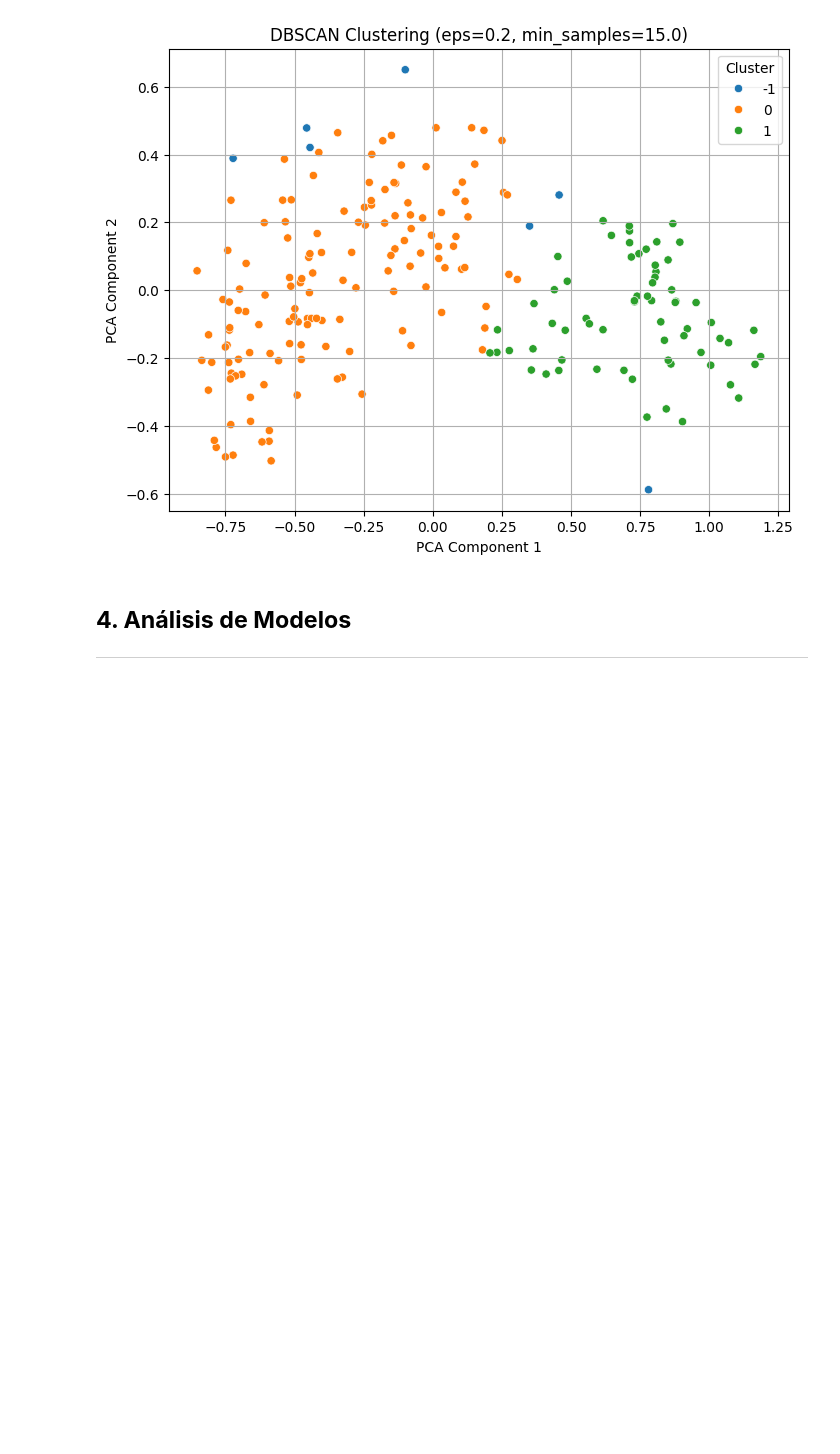
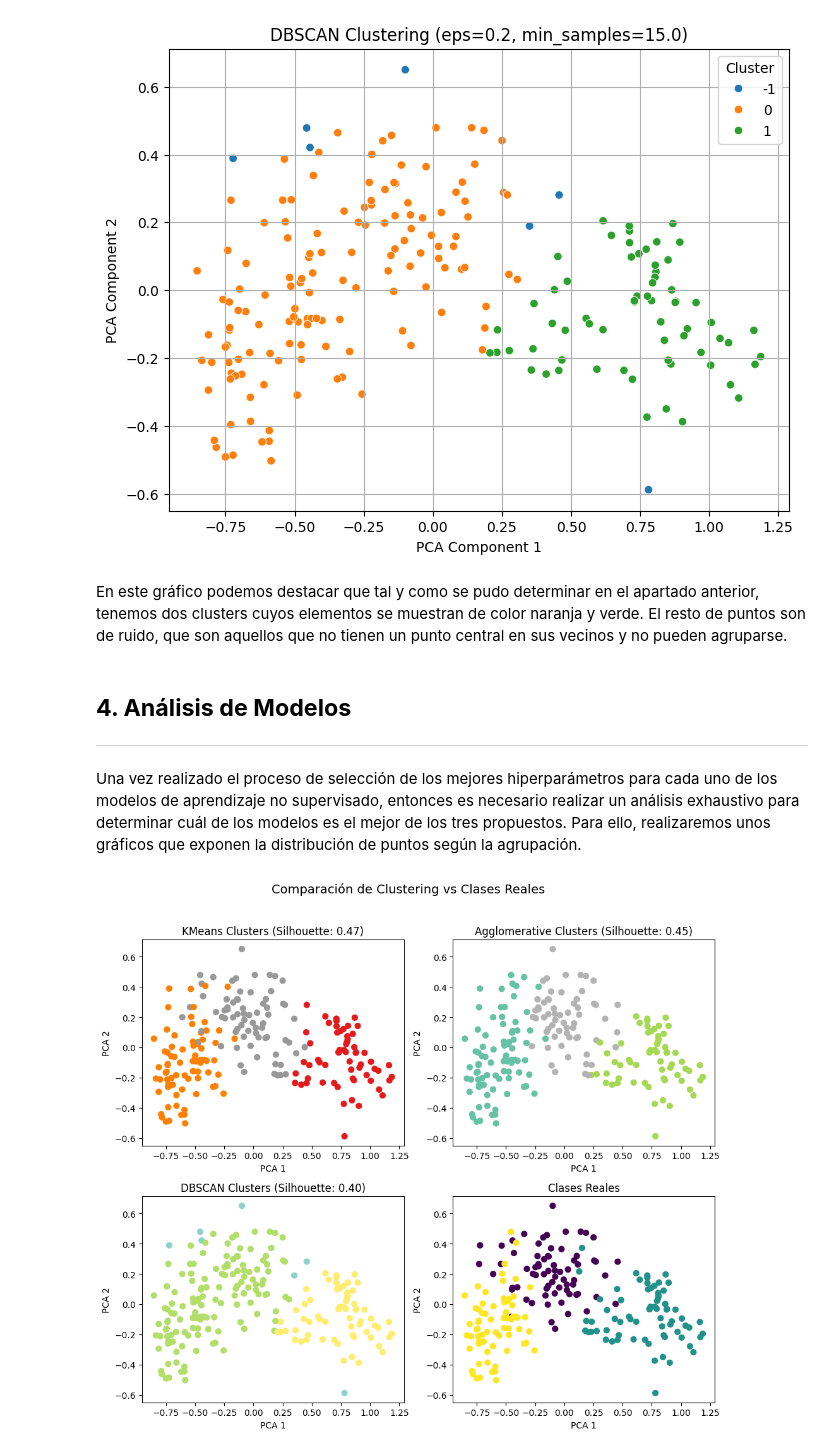
Before and after one commit to 100477706/Proyecto2_Aprendizaje, a Jupyter notebook: Clustering_27.ipynb, the cells around one changed output. Cells and saved outputs as stored; diff of their text form; code cells hidden in the pictures; blank space fills up the shorter version.

```diff
--- a/Clustering_27.ipynb
+++ b/Clustering_27.ipynb
@@ -922,7 +922,71 @@ plt.grid(True)
 plt.show()
 # %% [output]
 [figure]
+# %% [markdown]
+En este gráfico podemos destacar que tal y como se pudo determinar en el apartado anterior, tenemos dos clusters cuyos elementos se muestran de color naranja y verde. El resto de puntos son de ruido, que son aquellos que no tienen un punto central en sus vecinos y no pueden agruparse.
 # %% [markdown]
 ## **4. Análisis de Modelos**
 
 ---
+# %% [markdown]
+Una vez realizado el proceso de selección de los mejores hiperparámetros para cada uno de los modelos de aprendizaje no supervisado, entonces es necesario realizar un análisis exhaustivo para determinar cuál de los modelos es el mejor de los tres propuestos. Para ello, realizaremos unos gráficos que exponen la distribución de puntos según la agrupación.
+# %%
+import matplotlib.pyplot as plt
+from sklearn.decomposition import PCA
+from sklearn.pipeline import Pipeline
+from sklearn.preprocessing import StandardScaler
+from sklearn.cluster import KMeans, AgglomerativeClustering, DBSCAN
+from sklearn.metrics import silhouette_score
+import numpy as np
+
+# Reescalar y reducir dimensionalidad
+pipeline = Pipeline([
+    ('scaler', MinMaxScaler()),
+    ('pca', PCA(n_components=2))
+])
+X_reduced = pipeline.fit_transform(X)
+
+fig, axes = plt.subplots(2, 2, figsize=(10, 9))  # Tamaño más pequeño
+plt.suptitle("Comparación de Clustering vs Clases Reales", fontsize=14)
+
+# Aplicar KMeans
+kmeans = KMeans(n_clusters=3, n_init=20, random_state=100477706)
+kmeans_labels = kmeans.fit_predict(X)
+score_kmeans = silhouette_score(X, kmeans_labels)
+
+# Aplicar Agglomerative Clustering
+agglo = AgglomerativeClustering(n_clusters=3, linkage='ward')
+agglo_labels = agglo.fit_predict(X)
+score_agglo = silhouette_score(X, agglo_labels)
+
+# Aplicar DBSCAN
+dbscan = DBSCAN(eps=0.2, min_samples=15)
+dbscan_labels = dbscan.fit_predict(X_reduced)
+# Filtrar -1 (ruido) si hay para evitar error en silhouette
+dbscan_score = silhouette_score(X_reduced, dbscan_labels) if len(set(dbscan_labels)) > 1 else -1
+
+# KMeans
+axes[0, 0].scatter(X_reduced[:, 0], X_reduced[:, 1], c=kmeans_labels, cmap='Set1', s=40)
+axes[0, 0].set_title(f"KMeans Clusters (Silhouette: {score_kmeans:.2f})")
+
+# Agglomerative
+axes[0, 1].scatter(X_reduced[:, 0], X_reduced[:, 1], c=agglo_labels, cmap='Set2', s=40)
+axes[0, 1].set_title(f"Agglomerative Clusters (Silhouette: {score_agglo:.2f})")
+
+# DBSCAN
+axes[1, 0].scatter(X_reduced[:, 0], X_reduced[:, 1], c=dbscan_labels, cmap='Set3', s=40)
+axes[1, 0].set_title(f"DBSCAN Clusters (Silhouette: {dbscan_score:.2f})")
+
+# Clases reales
+axes[1, 1].scatter(X_reduced[:, 0], X_reduced[:, 1], c=y, cmap='viridis', s=40)
+axes[1, 1].set_title("Clases Reales")
+
+# Etiquetas comunes
+for ax in axes.flat:
+    ax.set_xlabel("PCA 1")
+    ax.set_ylabel("PCA 2")
+
+plt.tight_layout(rect=[0, 0, 1, 0.96])
+plt.show()
+# %% [output]
+[figure, added]
```
Also changed, not shown: parts of 4 cells of this notebook.
